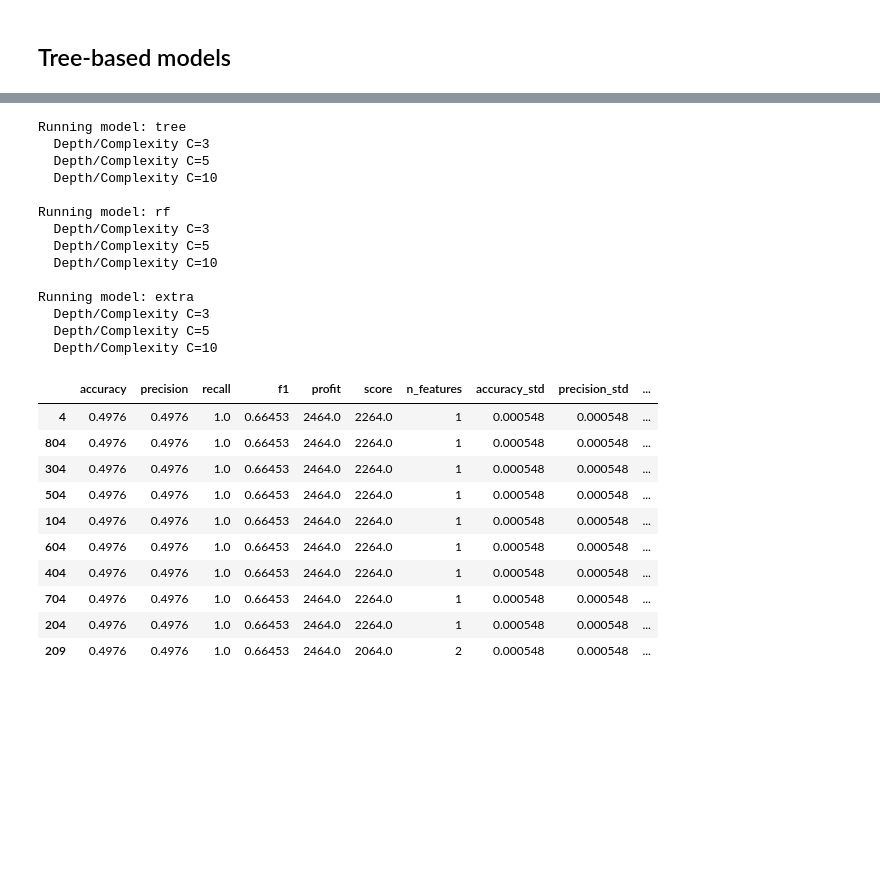
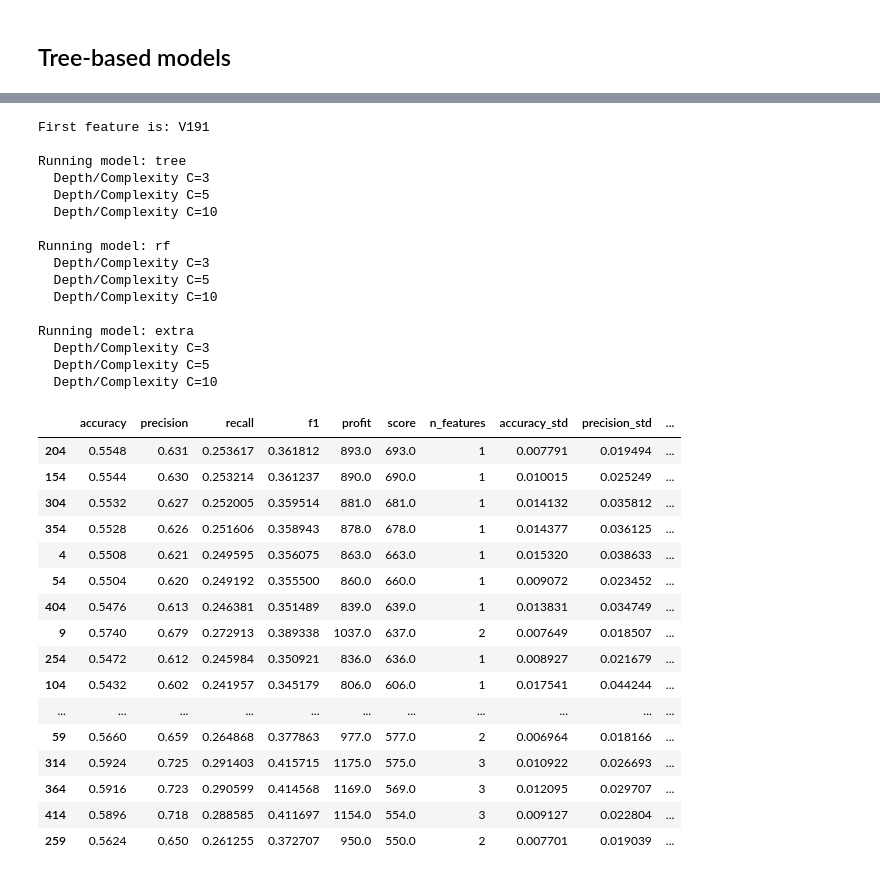
Before and after one commit to kwiatkowskaa/cost-sensitive-predictive-modeling, a Jupyter notebook: notebooks/03_model_tree_based_models.ipynb, the cells around one changed output, grey strips where cells are left out. Cells and saved outputs as stored; diff of their text form; code cells hidden in the pictures; blank space fills up the shorter version.

```diff
--- a/notebooks/03_model_tree_based_models.ipynb
+++ b/notebooks/03_model_tree_based_models.ipynb
@@ -52,11 +49,16 @@ MODEL_CONFIGS = {
     ),
 }
 C_VALUES = [3, 5, 10]
-K_VALUES = range(1, 21)
+# C_VALUES = [3, 5, 10]
+# K_VALUES = range(1, 21)
+K_VALUES = range(1, 11)
+
 TOP_N_VALUES = [50, 100, 250, 500, 1000]
+# TOP_N_VALUES = [500, 1000]
 all_results = []
 
 sorted_features = feature_importance_df.sort_values("rf_rank")["feature"].values
+print(f"First feature is: {sorted_features[0]}")
 
 for model_name, model_fn in MODEL_CONFIGS.items():
 
@@ -93,6 +95,8 @@ for model_name, model_fn in MODEL_CONFIGS.items():
 
 final_results = pd.DataFrame(all_results)
 # %% [output]
+First feature is: V191
+
 Running model: tree
   Depth/Complexity C=3
   Depth/Complexity C=5
@@ -107,20 +111,26 @@ Running model: extra
   Depth/Complexity C=3
   Depth/Complexity C=5
   Depth/Complexity C=10
-# %%
-final_results.sort_values(by="score", ascending=False).head(10)
-# %% [output]
-|  | accuracy | precision | recall | f1 | profit | score | n_features | accuracy_std | precision_std | ... |
-| 4 | 0.4976 | 0.4976 | 1.0 | 0.66453 | 2464.0 | 2264.0 | 1 | 0.000548 | 0.000548 | ... |
-| 804 | 0.4976 | 0.4976 | 1.0 | 0.66453 | 2464.0 | 2264.0 | 1 | 0.000548 | 0.000548 | ... |
-| 304 | 0.4976 | 0.4976 | 1.0 | 0.66453 | 2464.0 | 2264.0 | 1 | 0.000548 | 0.000548 | ... |
-| 504 | 0.4976 | 0.4976 | 1.0 | 0.66453 | 2464.0 | 2264.0 | 1 | 0.000548 | 0.000548 | ... |
-| 104 | 0.4976 | 0.4976 | 1.0 | 0.66453 | 2464.0 | 2264.0 | 1 | 0.000548 | 0.000548 | ... |
-| 604 | 0.4976 | 0.4976 | 1.0 | 0.66453 | 2464.0 | 2264.0 | 1 | 0.000548 | 0.000548 | ... |
-| 404 | 0.4976 | 0.4976 | 1.0 | 0.66453 | 2464.0 | 2264.0 | 1 | 0.000548 | 0.000548 | ... |
-| 704 | 0.4976 | 0.4976 | 1.0 | 0.66453 | 2464.0 | 2264.0 | 1 | 0.000548 | 0.000548 | ... |
-| 204 | 0.4976 | 0.4976 | 1.0 | 0.66453 | 2464.0 | 2264.0 | 1 | 0.000548 | 0.000548 | ... |
-| 209 | 0.4976 | 0.4976 | 1.0 | 0.66453 | 2464.0 | 2064.0 | 2 | 0.000548 | 0.000548 | ... |
+# %%
+final_results.sort_values(by="score", ascending=False).head(20)
+# %% [output]
+|  | accuracy | precision | recall | f1 | profit | score | n_features | accuracy_std | precision_std | ... |
+| 204 | 0.5548 | 0.631 | 0.253617 | 0.361812 | 893.0 | 693.0 | 1 | 0.007791 | 0.019494 | ... |
+| 154 | 0.5544 | 0.630 | 0.253214 | 0.361237 | 890.0 | 690.0 | 1 | 0.010015 | 0.025249 | ... |
+| 304 | 0.5532 | 0.627 | 0.252005 | 0.359514 | 881.0 | 681.0 | 1 | 0.014132 | 0.035812 | ... |
+| 354 | 0.5528 | 0.626 | 0.251606 | 0.358943 | 878.0 | 678.0 | 1 | 0.014377 | 0.036125 | ... |
+| 4 | 0.5508 | 0.621 | 0.249595 | 0.356075 | 863.0 | 663.0 | 1 | 0.015320 | 0.038633 | ... |
+| 54 | 0.5504 | 0.620 | 0.249192 | 0.355500 | 860.0 | 660.0 | 1 | 0.009072 | 0.023452 | ... |
+| 404 | 0.5476 | 0.613 | 0.246381 | 0.351489 | 839.0 | 639.0 | 1 | 0.013831 | 0.034749 | ... |
+| 9 | 0.5740 | 0.679 | 0.272913 | 0.389338 | 1037.0 | 637.0 | 2 | 0.007649 | 0.018507 | ... |
+| 254 | 0.5472 | 0.612 | 0.245984 | 0.350921 | 836.0 | 636.0 | 1 | 0.008927 | 0.021679 | ... |
+| 104 | 0.5432 | 0.602 | 0.241957 | 0.345179 | 806.0 | 606.0 | 1 | 0.017541 | 0.044244 | ... |
+| ... | ... | ... | ... | ... | ... | ... | ... | ... | ... | ... |
+| 59 | 0.5660 | 0.659 | 0.264868 | 0.377863 | 977.0 | 577.0 | 2 | 0.006964 | 0.018166 | ... |
+| 314 | 0.5924 | 0.725 | 0.291403 | 0.415715 | 1175.0 | 575.0 | 3 | 0.010922 | 0.026693 | ... |
+| 364 | 0.5916 | 0.723 | 0.290599 | 0.414568 | 1169.0 | 569.0 | 3 | 0.012095 | 0.029707 | ... |
+| 414 | 0.5896 | 0.718 | 0.288585 | 0.411697 | 1154.0 | 554.0 | 3 | 0.009127 | 0.022804 | ... |
+| 259 | 0.5624 | 0.650 | 0.261255 | 0.372707 | 950.0 | 550.0 | 2 | 0.007701 | 0.019039 | ... |
 # %%
 plot_metric_surface(
     df=final_results,
```
Also changed, not shown: parts of 2 cells of this notebook, 1 other file.
